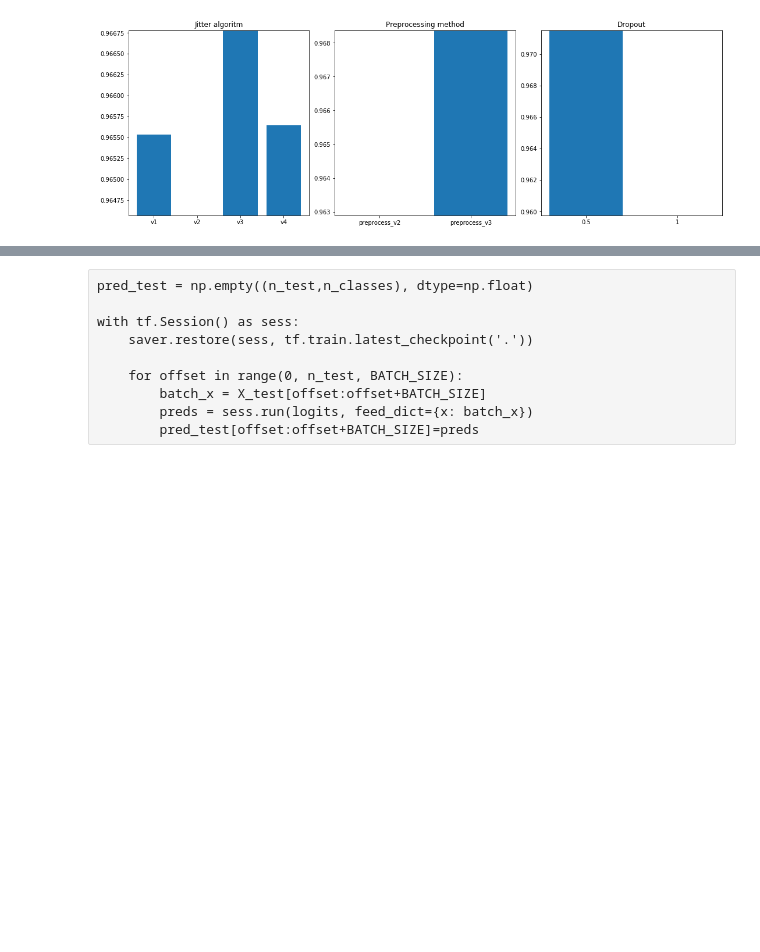
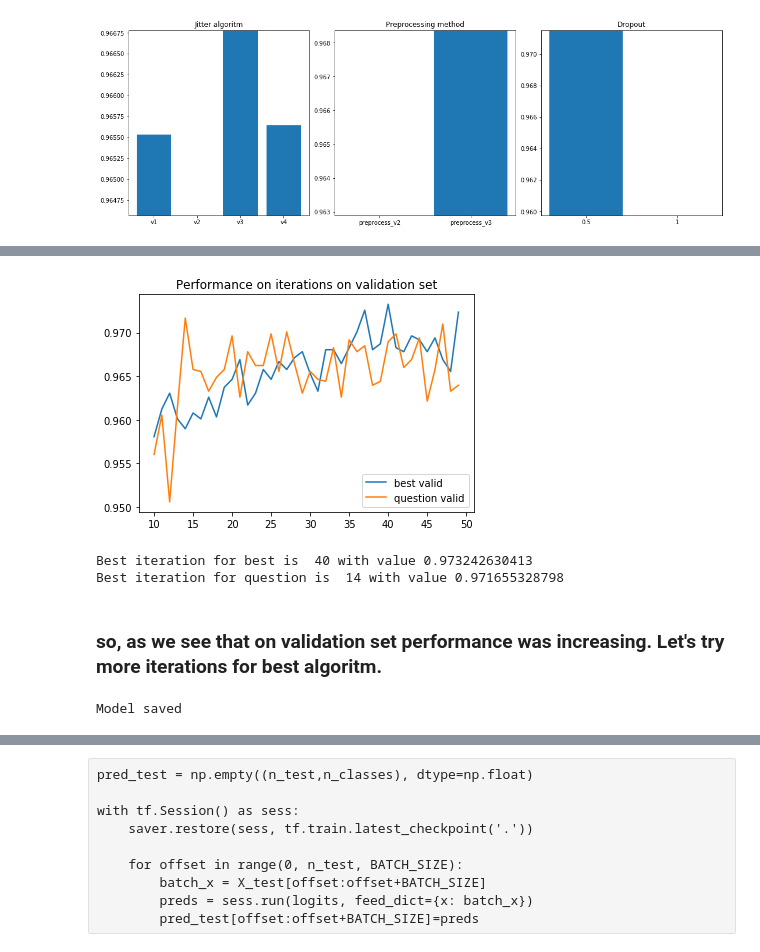
Before and after one commit to tarasovp/udacity, a Jupyter notebook: CarND-Traffic-Sign-Classifier-Project/Traffic_Sign_Classifier.ipynb, the cells around one changed output, grey strips where cells are left out. Saved outputs shown, nothing was run; the diff lists cells and outputs as text; code cells hidden in the pictures; blank space fills up the shorter version.

Commit message:
with model selection

```diff
--- a/CarND-Traffic-Sign-Classifier-Project/Traffic_Sign_Classifier.ipynb
+++ b/CarND-Traffic-Sign-Classifier-Project/Traffic_Sign_Classifier.ipynb
@@ -780,0 +778,66 @@ plt.show()
+# %%
+plt.title('Performance on iterations on validation set')
+for i,name in zip((3, 11),('best','question')):
+    plt.plot(range(10,50),res_valid[i][10:], label=name+' valid')
+    #plt.plot(res_train[i][10:], label=name+' train')
+
+plt.legend()
+plt.show()
+
+print ('Best iteration for best is ',np.argmax(res_valid[3]), 'with value', res_valid[3].max())
+print ('Best iteration for question is ',np.argmax(res_valid[11]),'with value', res_valid[11].max())
+# %% [output]
+[figure, added]
+Best iteration for best is  40 with value 0.973242630413
+Best iteration for question is  14 with value 0.971655328798
+# %% [markdown]
+### so, as we see that on validation set performance was increasing. Let's try more iterations for best algoritm.
+# %%
+EPOCHS = 300
+BATCH_SIZE = 128
+from sklearn.utils import shuffle
+import datetime
+valid_acc=np.zeros(EPOCHS, dtype=np.float)
+train_acc=np.zeros(EPOCHS, dtype=np.float)
+
+import os
+
+n_X=0
+type_of_process=1
+keep_prob_current=0.5
+
+
+#preprocessing
+#if type_of_process==0:
+#    X_train, X_valid = np.array([preprocess_v2(a) for a in Xs[0]]), \
+#        np.array([preprocess_v2(a) for a in X_valid_copy])
+#else:
+#    X_train, X_valid = np.array([preprocess_v3(a) for a in Xs[0]]), \
+#        np.array([preprocess_v3(a) for a in X_valid_copy])
+
+#y_train, y_valid = deepcopy(ys[0]), deepcopy(y_valid_copy)
+
+with tf.Session() as sess:
+    sess.run(tf.global_variables_initializer())
+    num_examples = len(X_train)
+
+    for i in tqdm(range(EPOCHS)):
+        X_train, y_train = shuffle(X_train, y_train)
+        for offset in (range(0, num_examples, BATCH_SIZE)):
+            end = offset + BATCH_SIZE
+            batch_x, batch_y = X_train[offset:end], y_train[offset:end]
+            sess.run(training_operation, feed_dict={x: batch_x, y: batch_y, keep_prob:0.5})
+
+        validation_accuracy = evaluate(X_valid, y_valid)
+        training_accuracy=    evaluate(X_train, y_train)
+
+        valid_acc[i]=validation_accuracy
+        train_acc[i]=training_accuracy
+
+
+    saver.save(sess, './lenet')
+
+
+    print("Model saved")
+# %% [output]
+Model saved
```
Also changed, not shown: parts of 10 cells of this notebook, 3 other files.
